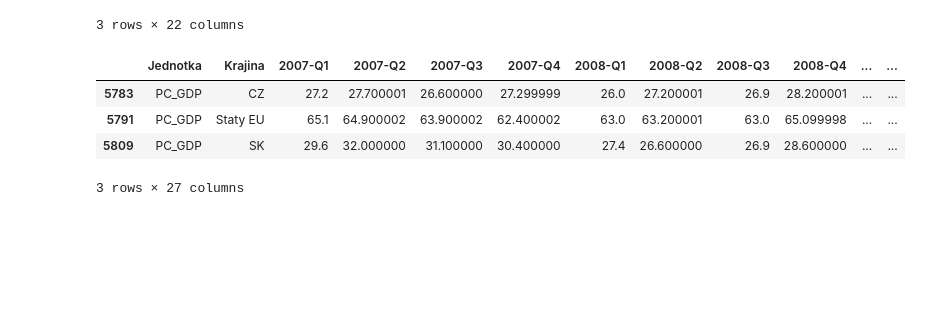
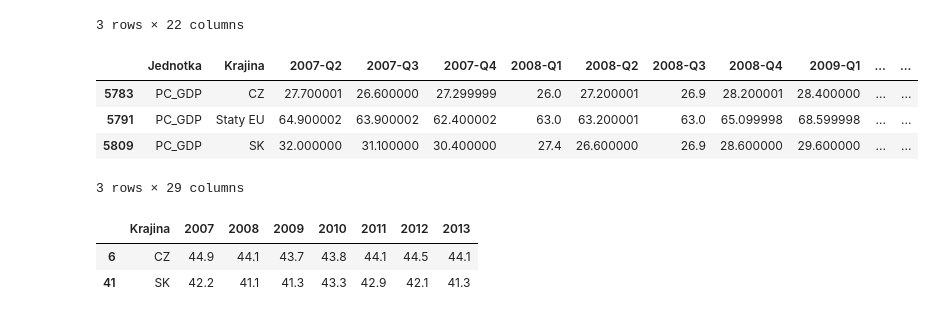
Before and after one commit to NyX3Ton/nyx3ton-project, a Jupyter notebook: eurostat-data/main-app.ipynb, the cells around one changed output. Drawn from its saved outputs; the diff is of its cells as text; code cells hidden in the pictures; blank space fills up the shorter version.

Commit message:
gini index added from eurostat

```diff
--- a/eurostat-data/main-app.ipynb
+++ b/eurostat-data/main-app.ipynb
@@ -655,11 +719,11 @@ gdp_perc.to_csv(os.getcwd() + r'.\Ekonomicky rast a cykkly\gross_perc_2005_{}.cs
 # %%
 debt_perc = eurostat.get_data_df('gov_10q_ggdebt')
 debt_perc  = debt_perc[(debt_perc['geo\\TIME_PERIOD']).isin(['SK', 'CZ', 'EU27_2020']) & (debt_perc['unit'].isin(['PC_GDP'])) & (debt_perc['na_item'].isin(['GD'])) & (debt_perc['sector'].isin(['S13']))]
-debt_perc = debt_perc[['unit', 'geo\\TIME_PERIOD','2007-Q1', '2007-Q2','2007-Q3','2007-Q4','2008-Q1', '2008-Q2', '2008-Q3','2008-Q4','2009-Q1', '2009-Q2', '2009-Q3','2009-Q4','2010-Q1', '2010-Q2', '2010-Q3','2010-Q4','2011-Q1', '2011-Q2', '2011-Q3','2011-Q4','2012-Q1', '2012-Q2', '2012-Q3','2012-Q4','2013-Q1']]
+debt_perc = debt_perc[['unit', 'geo\\TIME_PERIOD','2007-Q2','2007-Q3','2007-Q4','2008-Q1', '2008-Q2', '2008-Q3','2008-Q4','2009-Q1', '2009-Q2', '2009-Q3','2009-Q4','2010-Q1', '2010-Q2', '2010-Q3','2010-Q4','2011-Q1', '2011-Q2', '2011-Q3','2011-Q4','2012-Q1', '2012-Q2', '2012-Q3','2012-Q4','2013-Q1','2013-Q2', '2013-Q3','2013-Q4']]
 debt_perc['geo\\TIME_PERIOD'] = debt_perc['geo\\TIME_PERIOD'].replace({'EU27_2020': 'Staty EU'})
 debt_perc = debt_perc.rename(columns={'geo\\TIME_PERIOD': 'Krajina', 'unit' : 'Jednotka'})
 
-float_cols = ['2007-Q2','2007-Q3','2007-Q4','2008-Q1', '2008-Q2', '2008-Q3','2008-Q4','2009-Q1', '2009-Q2', '2009-Q3','2009-Q4','2010-Q1', '2010-Q2', '2010-Q3','2010-Q4','2011-Q1', '2011-Q2', '2011-Q3','2011-Q4','2012-Q1', '2012-Q2', '2012-Q3','2012-Q4','2013-Q1']
+float_cols = ['2007-Q2','2007-Q3','2007-Q4','2008-Q1', '2008-Q2', '2008-Q3','2008-Q4','2009-Q1', '2009-Q2', '2009-Q3','2009-Q4','2010-Q1', '2010-Q2', '2010-Q3','2010-Q4','2011-Q1', '2011-Q2', '2011-Q3','2011-Q4','2012-Q1', '2012-Q2', '2012-Q3','2012-Q4','2013-Q1','2013-Q2', '2013-Q3','2013-Q4']
 
 debt_perc[float_cols] = debt_perc[float_cols].astype(np.float32).round(1)
 
@@ -667,36 +731,75 @@ debt_perc[float_cols] = debt_perc[float_cols].astype(np.float32).round(1)
 display(debt_perc.tail(100))
 
 debt_2 = debt_perc.melt(
     id_vars=['Krajina'],
-    value_vars=['2007-Q2','2007-Q3','2007-Q4','2008-Q1', '2008-Q2', '2008-Q3','2008-Q4','2009-Q1', '2009-Q2', '2009-Q3','2009-Q4','2010-Q1', '2010-Q2', '2010-Q3','2010-Q4','2011-Q1', '2011-Q2', '2011-Q3','2011-Q4','2012-Q1', '2012-Q2', '2012-Q3','2012-Q4','2013-Q1'],
+    value_vars=['2007-Q2','2007-Q3','2007-Q4','2008-Q1', '2008-Q2', '2008-Q3','2008-Q4','2009-Q1', '2009-Q2', '2009-Q3','2009-Q4','2010-Q1', '2010-Q2', '2010-Q3','2010-Q4','2011-Q1', '2011-Q2', '2011-Q3','2011-Q4','2012-Q1', '2012-Q2', '2012-Q3','2012-Q4','2013-Q1','2013-Q2', '2013-Q3','2013-Q4'],
     var_name='Year',
     value_name='Gross_Debt')
 
 fig = px.line(
     debt_2,
     x='Year',
     y='Gross_Debt',
     color='Krajina',
     markers=True,
     text='Gross_Debt',
     title='Hruby dlh v % HDP pre CZ vs SK vs EU',
     labels={'Gross_Debt': '% HDP', 'Year': 'Rok'})
 
 fig.for_each_trace(lambda t: t.update(
     mode='lines+markers+text',
     line=dict(width=4),
     marker=dict(size=12, line=dict(width=2, color='white')),
     textposition='top center',
     texttemplate='%{text:.1f}'))
 
 fig.update_layout(template='simple_white', hovermode=False)
 fig.show()
 
 file_name = f'./Fiskalna politika/debt_perc_2005_{today}.csv'
 debt_perc.to_csv(os.getcwd() + r'.\Fiskalna politika\debt_perc_2005_{}.csv'.format(today),index=True, header=True, encoding="utf-8-sig")
 # %% [output]
-|  | Jednotka | Krajina | 2007-Q1 | 2007-Q2 | 2007-Q3 | 2007-Q4 | 2008-Q1 | 2008-Q2 | 2008-Q3 | 2008-Q4 | ... | ... |
-| 5783 | PC_GDP | CZ | 27.2 | 27.700001 | 26.600000 | 27.299999 | 26.0 | 27.200001 | 26.9 | 28.200001 | ... | ... |
-| 5791 | PC_GDP | Staty EU | 65.1 | 64.900002 | 63.900002 | 62.400002 | 63.0 | 63.200001 | 63.0 | 65.099998 | ... | ... |
-| 5809 | PC_GDP | SK | 29.6 | 32.000000 | 31.100000 | 30.400000 | 27.4 | 26.600000 | 26.9 | 28.600000 | ... | ... |
+|  | Jednotka | Krajina | 2007-Q2 | 2007-Q3 | 2007-Q4 | 2008-Q1 | 2008-Q2 | 2008-Q3 | 2008-Q4 | 2009-Q1 | ... | ... |
+| 5783 | PC_GDP | CZ | 27.700001 | 26.600000 | 27.299999 | 26.0 | 27.200001 | 26.9 | 28.200001 | 28.400000 | ... | ... |
+| 5791 | PC_GDP | Staty EU | 64.900002 | 63.900002 | 62.400002 | 63.0 | 63.200001 | 63.0 | 65.099998 | 68.599998 | ... | ... |
+| 5809 | PC_GDP | SK | 32.000000 | 31.100000 | 30.400000 | 27.4 | 26.600000 | 26.9 | 28.600000 | 29.600000 | ... | ... |
-3 rows × 27 columns
+3 rows × 29 columns
+# %%
+gini_coe = eurostat.get_data_df('ilc_di12b')
+gini_coe  = gini_coe[(gini_coe['geo\\TIME_PERIOD']).isin(['SK', 'CZ'])]
+gini_coe = gini_coe[['geo\\TIME_PERIOD','2007','2008','2009','2010','2011','2012','2013']]
+gini_coe = gini_coe.rename(columns={'geo\\TIME_PERIOD': 'Krajina', 'indic_il' : 'GINI_Index'})
+display(gini_coe.head(10))
+
+gini_2 = gini_coe.melt(
+    id_vars=['Krajina'],
+    value_vars=['2007','2008','2009','2010','2011','2012','2013'],
+    var_name='Year',
+    value_name='GINI_Index')
+
+fig = px.line(
+    gini_2,
+    x='Year',
+    y='GINI_Index',
+    color='Krajina',
+    markers=True,
+    text='GINI_Index',
+    title='GINI Index pre CZ vs SK',
+    labels={'Year': 'Rok'})
+
+fig.for_each_trace(lambda t: t.update(
+    mode='lines+markers+text',
+    line=dict(width=4),
+    marker=dict(size=12, line=dict(width=2, color='white')),
+    textposition='top center',
+    texttemplate='%{text:.1f}'))
+
+fig.update_layout(template='simple_white', hovermode=False)
+fig.show()
+
+file_name = f'./Sociálno-ekonomické ukazovatele/gini_index_{today}.csv'
+debt_perc.to_csv(os.getcwd() + r'.\Sociálno-ekonomické ukazovatele\gini_index_{}.csv'.format(today),index=True, header=True, encoding="utf-8-sig")
+# %% [output]
+|  | Krajina | 2007 | 2008 | 2009 | 2010 | 2011 | 2012 | 2013 |
+| 6 | CZ | 44.9 | 44.1 | 43.7 | 43.8 | 44.1 | 44.5 | 44.1 |
+| 41 | SK | 42.2 | 41.1 | 41.3 | 43.3 | 42.9 | 42.1 | 41.3 |
```
Also changed, not shown: parts of 10 cells of this notebook, 1 other file.
